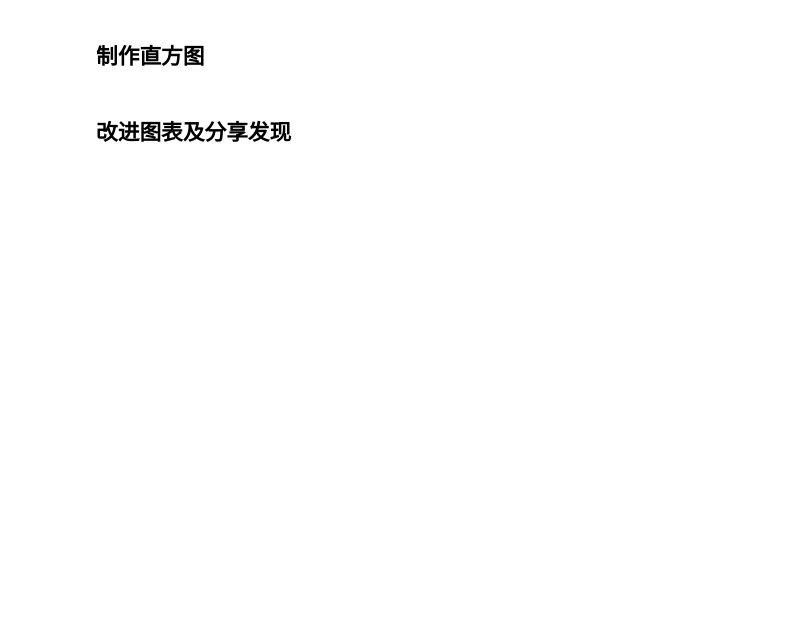
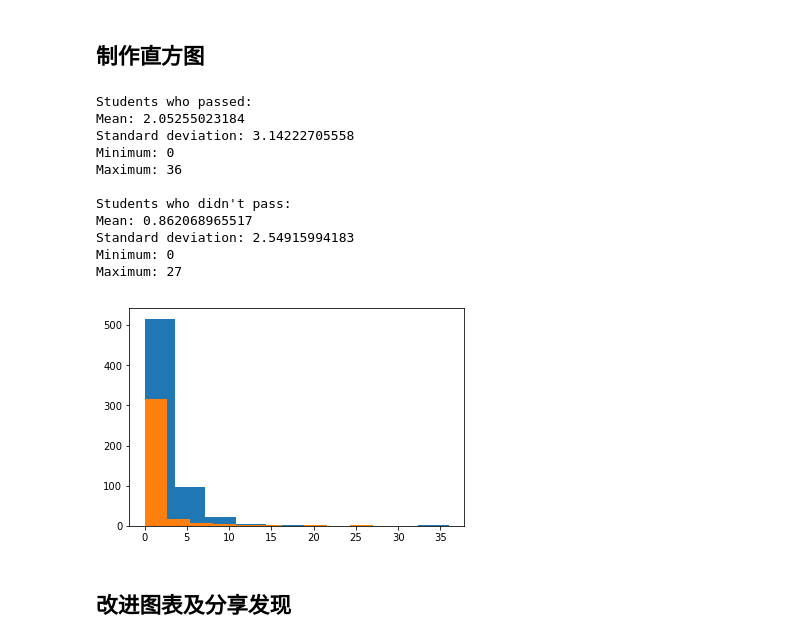
Before and after one commit to sunrise2075/python-notebook-tutorial, a Jupyter notebook: l1-starter-code-zh-cn.ipynb, the cells around one changed output. Saved outputs shown, nothing was run; the diff lists cells and outputs as text; code cells hidden in the pictures; blank space fills up the shorter version.

```diff
--- a/l1-starter-code-zh-cn.ipynb
+++ b/l1-starter-code-zh-cn.ipynb
@@ -327,7 +327,7 @@ len(paid_students)
 # 基于学生的加入日期和特定一天的互动记录，若该互动记录发生在学生加入1周内，则反回 True
 def within_one_week(join_date, engagement_date):
     time_delta = engagement_date - join_date
-    return time_delta.days < 7 and time_delta.days >0
+    return time_delta.days < 7 and time_delta.days >=0
 # %%
  # 建立一个函数，在过滤掉与未付费的学生相关的数据
  # 返回一个数组类型的数据结构
@@ -534,3 +644,46 @@ SyntaxError: invalid syntax (<ipython-input-766-71dc46431555>, line 9)
+# %%
+######################################
+#                 13                 #
+######################################
+
+## 针对通过项目和没有通过项目的两组学生，为我们之前研究的三个数据指标制作直方图。
+## 你也可以为其它你所检验的数据指标来制作直方图。
+
+import matplotlib.pyplot as plt
+
+def show_statistics_data_and_graph(student_number_list):
+    print ('Mean:', np.mean(student_number_list))
+    print ('Standard deviation:', np.std(student_number_list))
+    print ('Minimum:', np.min(student_number_list))
+    print ('Maximum:', np.max(student_number_list))
+    plt.hist(student_number_list)
+
+
+print ("Students who passed:")
+show_statistics_data_and_graph(list(passing1.values()))
+print ("")
+print ("Students who didn't pass:")
+show_statistics_data_and_graph(list(non_passing1.values()))
+
+# print("")
+# print ("Students who passed:")
+# show_statistics_data_and_graph(list(passing2.values()))
+# print ("")
+# print ("Students who didn't pass:")
+# show_statistics_data_and_graph(list(non_passing2.values()))
+# %% [output]
+Students who passed:
+Mean: 2.05255023184
+Standard deviation: 3.14222705558
+Minimum: 0
+Maximum: 36
+
+Students who didn't pass:
+Mean: 0.862068965517
+Standard deviation: 2.54915994183
+Minimum: 0
+Maximum: 27
+[figure, added]
 # %% [markdown]
 ## 改进图表及分享发现
 # %%
```
Also changed, not shown: parts of 18 cells of this notebook, 3 other files.
